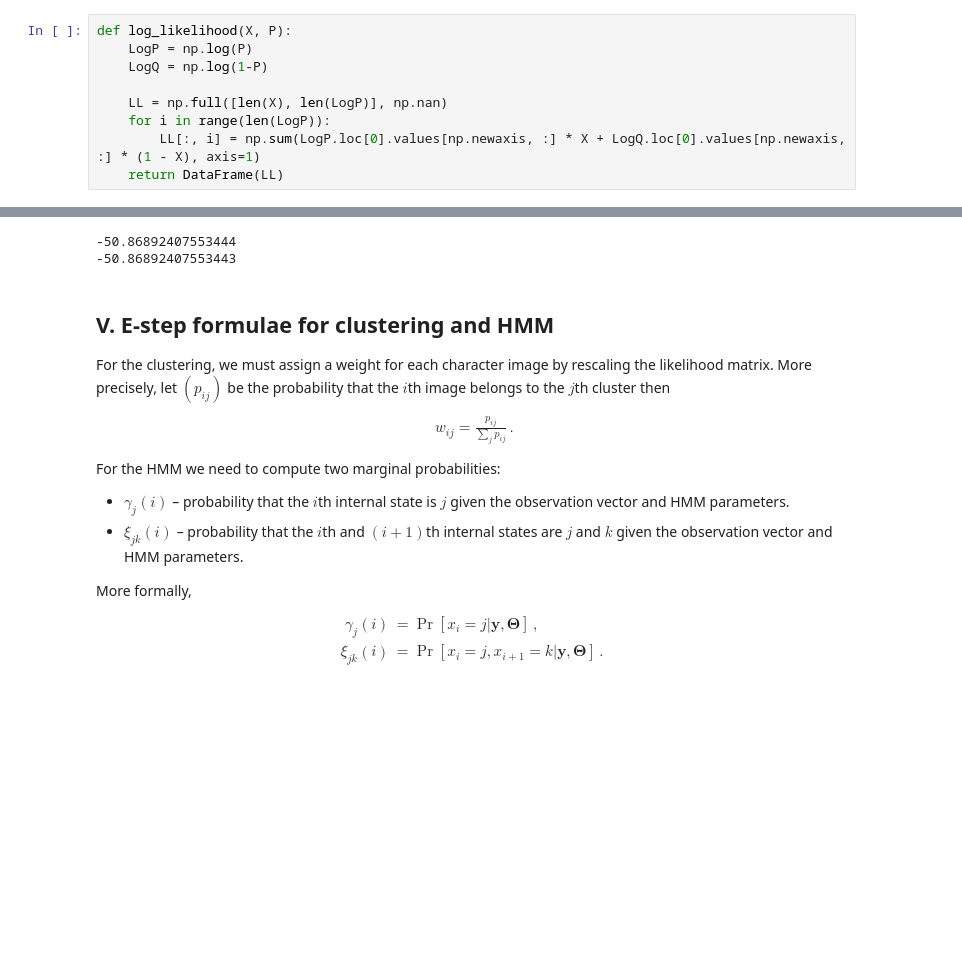
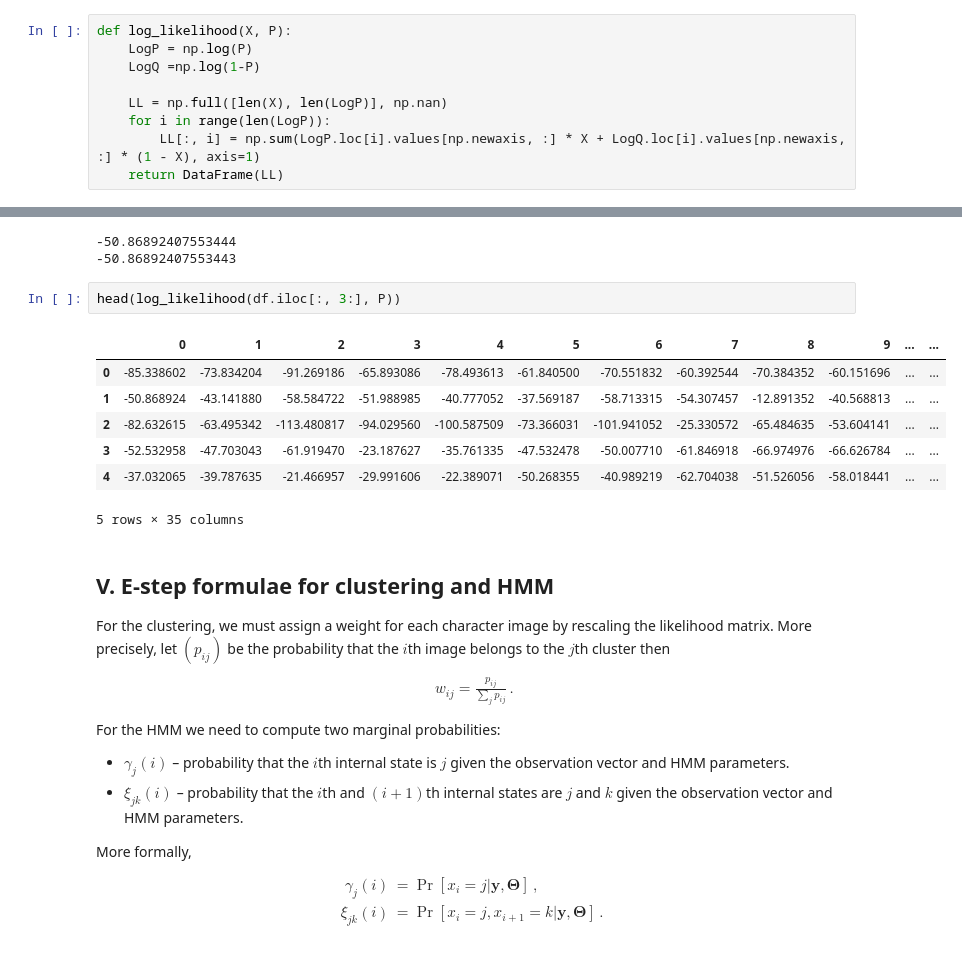
Before and after one commit to swenlaur/machine-learning-ii, a Jupyter notebook: practise-sessions/08/01_discrete_hmm_and_optical_character_recognition.ipynb, the cells around one changed output, grey strips where cells are left out. Saved outputs shown, nothing was run; the diff lists cells and outputs as text; blank space fills up the shorter version.

```diff
--- a/practise-sessions/08/01_discrete_hmm_and_optical_character_recognition.ipynb
+++ b/practise-sessions/08/01_discrete_hmm_and_optical_character_recognition.ipynb
@@ -312,11 +332,11 @@ for i in range(5):
 # %%
 def log_likelihood(X, P):
     LogP = np.log(P)
-    LogQ = np.log(1-P)
+    LogQ =np.log(1-P)
 
     LL = np.full([len(X), len(LogP)], np.nan)
     for i in range(len(LogP)):
-        LL[:, i] = np.sum(LogP.loc[0].values[np.newaxis, :] * X + LogQ.loc[0].values[np.newaxis, :] * (1 - X), axis=1)
+        LL[:, i] = np.sum(LogP.loc[i].values[np.newaxis, :] * X + LogQ.loc[i].values[np.newaxis, :] * (1 - X), axis=1)
     return DataFrame(LL)
 # %%
 print(log_likelihood(df.iloc[:, 3:], P).loc[1,0])
@@ -324,6 +344,16 @@ print(np.log(P).loc[0, df.iloc[1,3:] == 1].sum() +  np.log(1-P).loc[0, df.iloc[1
 # %% [output]
 -50.86892407553444
 -50.86892407553443
+# %%
+head(log_likelihood(df.iloc[:, 3:], P))
+# %% [output]
+|  | 0 | 1 | 2 | 3 | 4 | 5 | 6 | 7 | 8 | 9 | ... | ... |
+| 0 | -85.338602 | -73.834204 | -91.269186 | -65.893086 | -78.493613 | -61.840500 | -70.551832 | -60.392544 | -70.384352 | -60.151696 | ... | ... |
+| 1 | -50.868924 | -43.141880 | -58.584722 | -51.988985 | -40.777052 | -37.569187 | -58.713315 | -54.307457 | -12.891352 | -40.568813 | ... | ... |
+| 2 | -82.632615 | -63.495342 | -113.480817 | -94.029560 | -100.587509 | -73.366031 | -101.941052 | -25.330572 | -65.484635 | -53.604141 | ... | ... |
+| 3 | -52.532958 | -47.703043 | -61.919470 | -23.187627 | -35.761335 | -47.532478 | -50.007710 | -61.846918 | -66.974976 | -66.626784 | ... | ... |
+| 4 | -37.032065 | -39.787635 | -21.466957 | -29.991606 | -22.389071 | -50.268355 | -40.989219 | -62.704038 | -51.526056 | -58.018441 | ... | ... |
+5 rows × 35 columns
 # %% [markdown]
 ## V. E-step formulae for clustering and HMM
 
```
Also changed, not shown: parts of 11 cells of this notebook, 1 other file.
